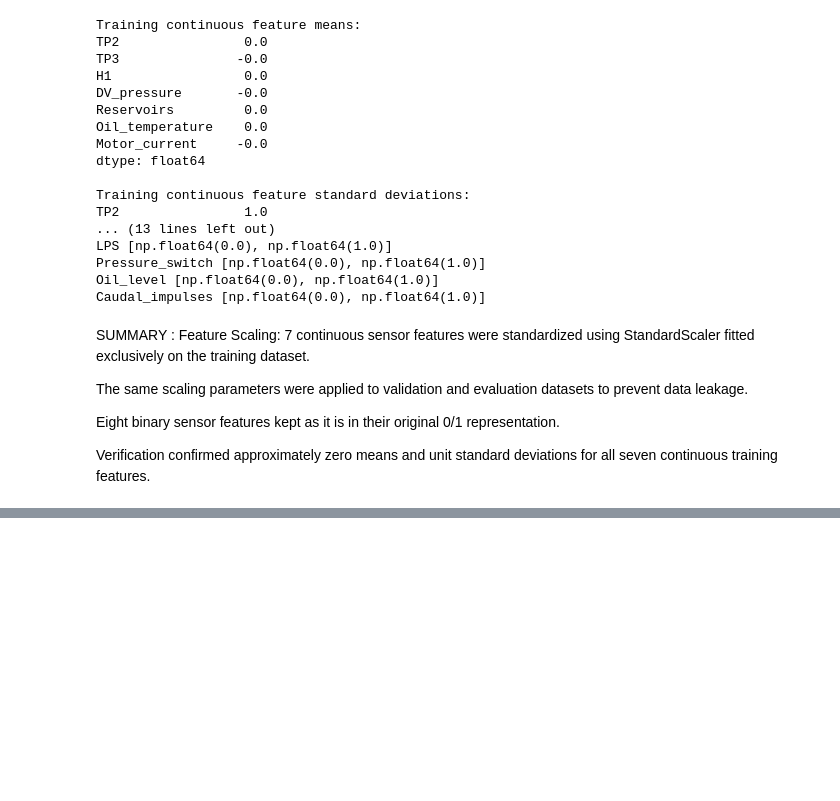
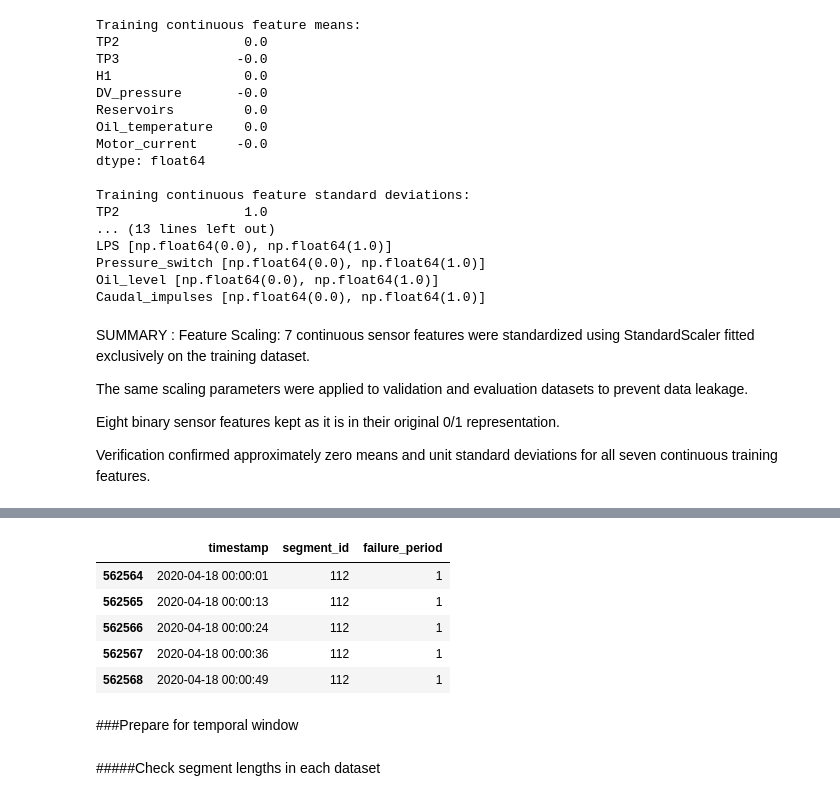
Before and after one commit to shashikawka/268452H-CS5998-Capstone-Project, a Jupyter notebook: 02_data_preprocessing_and_feature_engineering.ipynb, the cells around one changed output, grey strips where cells are left out. Saved outputs shown, nothing was run; the diff lists cells and outputs as text; code cells hidden in the pictures; blank space fills up the shorter version.

Commit message:
Data_Preprocessing : Prepare for Temporal Window

```diff
--- a/02_data_preprocessing_and_feature_engineering.ipynb
+++ b/02_data_preprocessing_and_feature_engineering.ipynb
@@ -543,0 +593,14 @@ Verification confirmed approximately zero means and unit standard deviations for
+# %%
+#meta data
+# seperate timestamp and segmentId
+train_metadata = train_df[['timestamp', 'segment_id']].copy()
+val_metadata = val_df[['timestamp', 'segment_id']].copy()
+
+# failure references for later evaluation
+eval_metadata = evaluation_df[
+    ['timestamp', 'segment_id', 'failure_period']
+].copy()
+
+print("Training metadata:", train_metadata.shape)
+print("Validation metadata:", val_metadata.shape)
+print("Evaluation metadata:", eval_metadata.shape)
@@ -543,0 +629,13 @@ Verification confirmed approximately zero means and unit standard deviations for
+# %%
+eval_metadata.head()
+# %% [output]
+|  | timestamp | segment_id | failure_period |
+| 562564 | 2020-04-18 00:00:01 | 112 | 1 |
+| 562565 | 2020-04-18 00:00:13 | 112 | 1 |
+| 562566 | 2020-04-18 00:00:24 | 112 | 1 |
+| 562567 | 2020-04-18 00:00:36 | 112 | 1 |
+| 562568 | 2020-04-18 00:00:49 | 112 | 1 |
+# %% [markdown]
+###Prepare for temporal window
+# %% [markdown]
+#####Check segment lengths in each dataset
```
Also changed, not shown: parts of 9 cells of this notebook.
